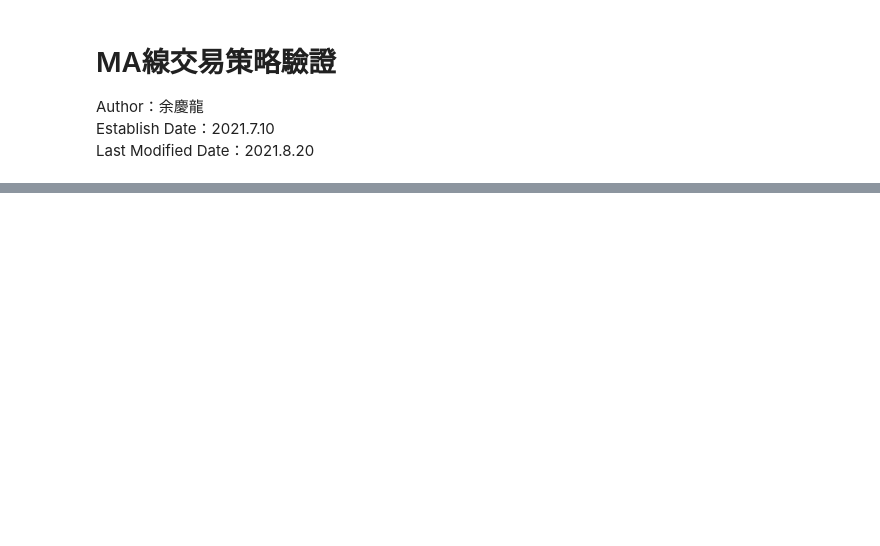
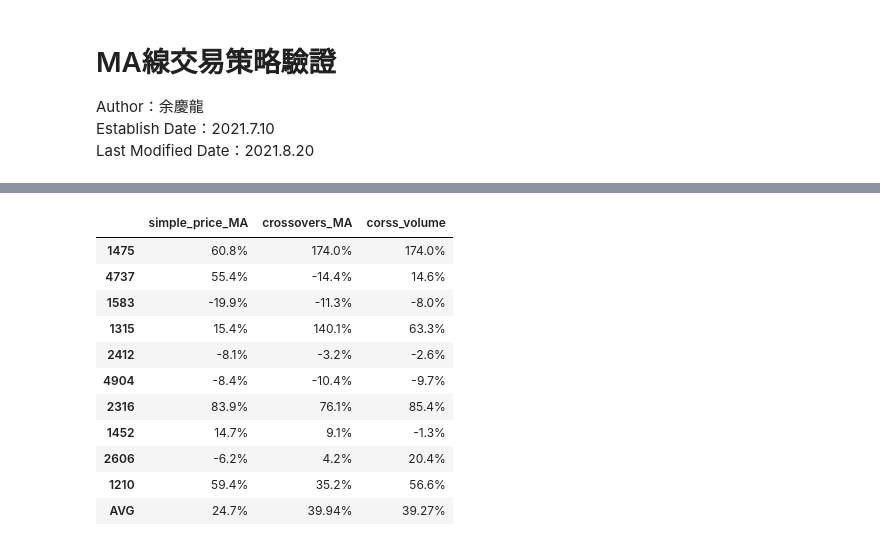
Before and after one commit to a23956491z/backtesting-project, a Jupyter notebook: production/MA/verification.ipynb, the cells around one changed output, grey strips where cells are left out. Saved outputs shown, nothing was run; the diff lists cells and outputs as text; code cells hidden in the pictures; blank space fills up the shorter version.

```diff
--- a/production/MA/verification.ipynb
+++ b/production/MA/verification.ipynb
@@ -480,0 +439,74 @@ accuracy:
+# %%
+ticker_target = '0050'
+df_target = readStock_file('../../parse_data/data/splited/{}.csv'.format(ticker_target))
+df_target = df_target.tail(TIME_INTERVAL)
+print('Compared target', colored(ticker_target, 'magenta'), ':', end=' ')
+print(colored(str(round(((df_target['Close'][-1]/df_target['Close'][0])-1) * 100, 3)) +'%' , 'magenta',attrs=['bold']))
+print()
+
+extract_pattern = re.compile("(.+)%")
+
+strategy_names = [i.__name__ for i in strategy_list]
+
+dataframe_return_rate = pd.DataFrame.from_dict(dictionary_rr, orient='index',columns = strategy_names)
+dataframe_return_rate_avg = dataframe_return_rate.mean(axis = 0, skipna = True).apply(lambda x : round(x, 3))
+dataframe_return_rate_avg = (pd.DataFrame(dataframe_return_rate_avg, columns=['AVG']).transpose())
+dataframe_return_rate = dataframe_return_rate.append(dataframe_return_rate_avg)
+
+dataframe_acc = pd.DataFrame.from_dict(dictionary_acc ,orient='index',columns = strategy_names)
+dataframe_acc_avg = dataframe_acc.mean(axis = 0, skipna = True).apply(lambda x : round(x, 3))
+dataframe_acc_avg = (pd.DataFrame(dataframe_acc_avg, columns=['AVG']).transpose())
+dataframe_acc = dataframe_acc.append(dataframe_acc_avg)
+
+pattern = re.compile("(.+)%")
+def adding_percent(df):
+
+    for col in df.columns:
+        df[col] = df[col].apply(lambda x : str(x) + '%')
+    return df
+
+def style_return(df):
+    style = df.style.apply(lambda x : ['color:green' if ('nan' not in i and eval(pattern.match(i)[1]) > 1) else '' for i in x])
+    style = style.apply(lambda x : ['color:red' if ('nan' not in i and -1.0 > eval(pattern.match(i)[1])) else '' for i in x])
+
+    return style
+def style_win(df):
+    style = df.style.apply(lambda x : ['color:red' if ('nan' not in i  and eval(pattern.match(i)[1]) < 50) else '' for i in x])
+    style = style.apply(lambda x : ['color:green' if ('nan' not in i and eval(pattern.match(i)[1]) > 50) else '' for i in x])
+
+    return style
+
+
+
+
+def style_avg(style):
+    def custom_avg_row(row):
+
+        # Underline + bold the AVG
+        colors = ['background-color: \'\'']*len(row.index)
+        colors[-1] = 'font-weight: bold;text-decoration: underline;'
+        return colors
+
+    style = style.apply(custom_avg_row, axis=0)
+
+    # change header color
+    headers = {
+    'selector': 'th:not(.index_name)',
+    'props': [('background-color', '#fff9c7')]
+    }
+    style = style.set_table_styles([headers])
+
+    return style
+
+
+from IPython.display import display
+
+dataframe_return_rate = adding_percent(dataframe_return_rate)
+adding_percent(dataframe_acc)
+print('return rate:')
+display(style_avg(style_return(dataframe_return_rate)))
+
+print()
+print('accuracy:')
+display(style_avg(style_win(dataframe_acc)))
+# %% [output]
@@ -480,0 +516,12 @@ accuracy:
+|  | simple_price_MA | crossovers_MA | corss_volume |
+| 1475 | 60.8% | 174.0% | 174.0% |
+| 4737 | 55.4% | -14.4% | 14.6% |
+| 1583 | -19.9% | -11.3% | -8.0% |
+| 1315 | 15.4% | 140.1% | 63.3% |
+| 2412 | -8.1% | -3.2% | -2.6% |
+| 4904 | -8.4% | -10.4% | -9.7% |
+| 2316 | 83.9% | 76.1% | 85.4% |
+| 1452 | 14.7% | 9.1% | -1.3% |
+| 2606 | -6.2% | 4.2% | 20.4% |
+| 1210 | 59.4% | 35.2% | 56.6% |
+| AVG | 24.7% | 39.94% | 39.27% |
```
Also changed, not shown: parts of 8 cells of this notebook.
